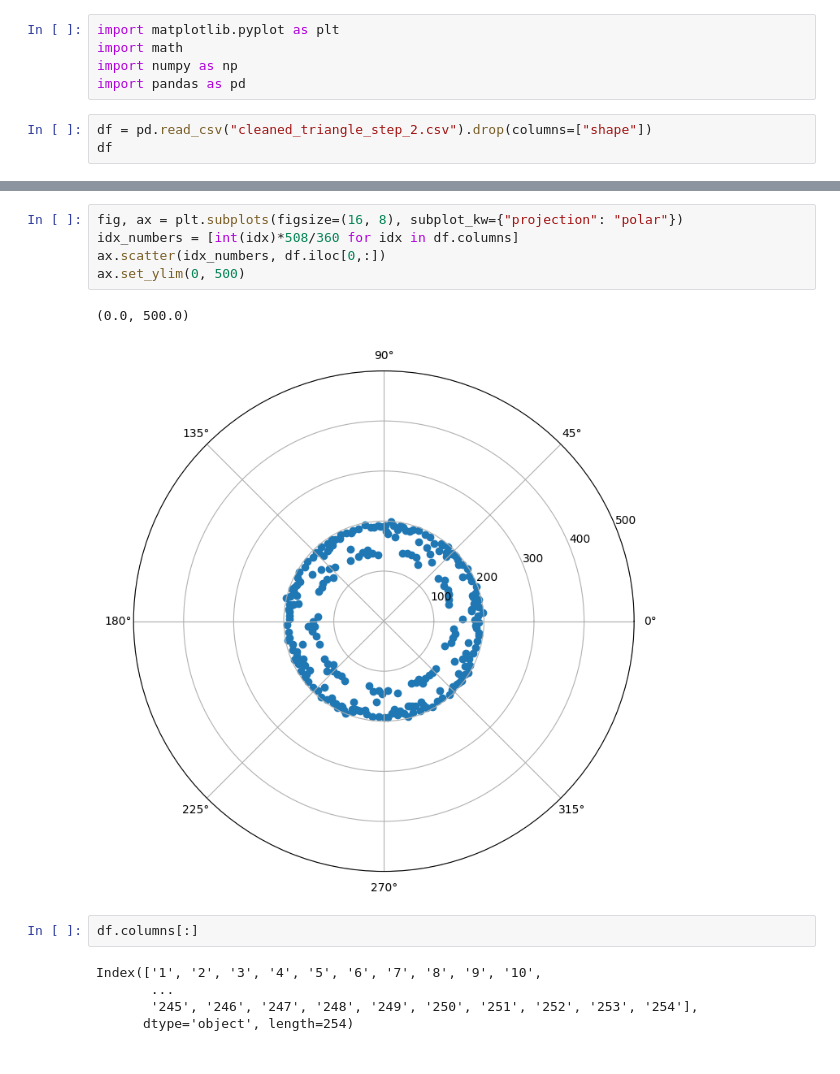
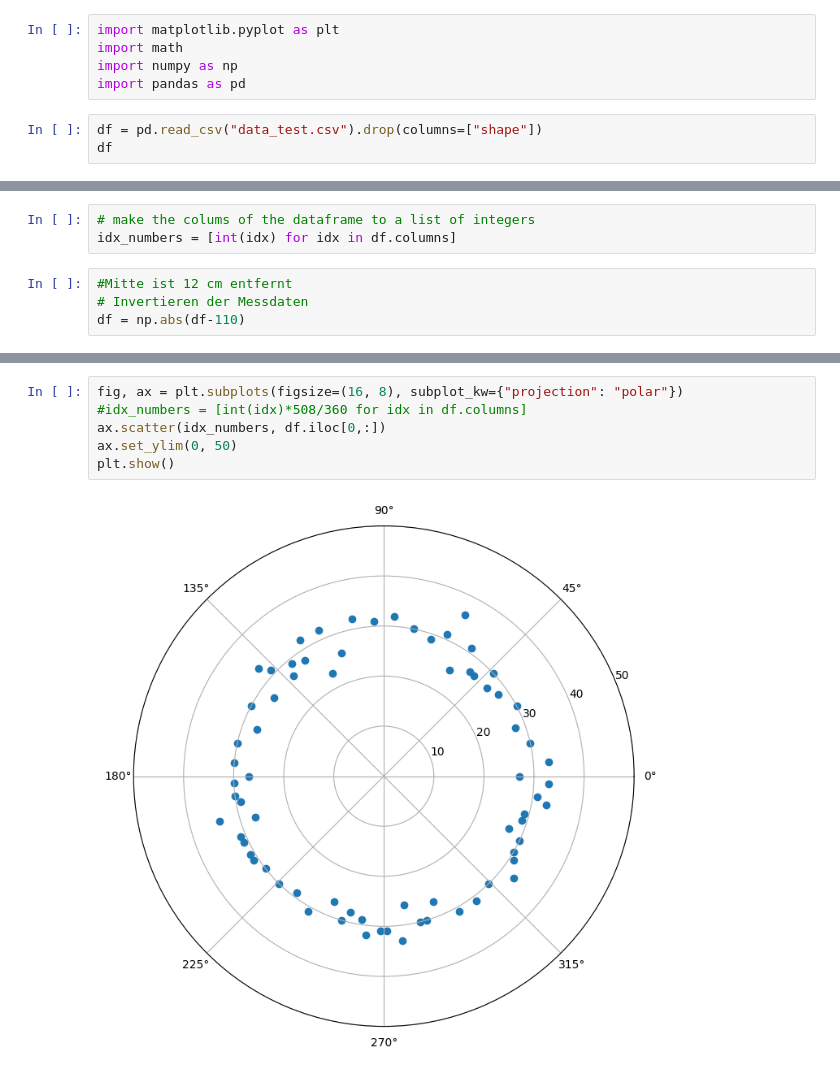
Before and after one commit to ricgoe/PyESP, a Jupyter notebook: visual_polar.ipynb, the cells around one changed output, grey strips where cells are left out. Drawn from its saved outputs; the diff is of its cells as text.

```diff
--- a/visual_polar.ipynb
+++ b/visual_polar.ipynb
@@ -4,6 +4,6 @@ import math
 import numpy as np
 import pandas as pd
 # %%
-df = pd.read_csv("cleaned_triangle_step_2.csv").drop(columns=["shape"])
+df = pd.read_csv("data_test.csv").drop(columns=["shape"])
 df
 # %% [output]
@@ -27,0 +13,7 @@ df
+# %%
+# make the colums of the dataframe to a list of integers
+idx_numbers = [int(idx) for idx in df.columns]
+# %%
+#Mitte ist 12 cm entfernt
+# Invertieren der Messdaten
+df = np.abs(df-110)
@@ -28,15 +26,8 @@ df
 # %%
 fig, ax = plt.subplots(figsize=(16, 8), subplot_kw={"projection": "polar"})
-idx_numbers = [int(idx)*508/360 for idx in df.columns]
+#idx_numbers = [int(idx)*508/360 for idx in df.columns]
 ax.scatter(idx_numbers, df.iloc[0,:])
-ax.set_ylim(0, 500)
+ax.set_ylim(0, 50)
+plt.show()
 # %% [output]
-(0.0, 500.0)
-[figure, old version]
+[figure, new version]
-# %%
-df.columns[:]
-# %% [output]
-Index(['1', '2', '3', '4', '5', '6', '7', '8', '9', '10',
-       ...
-       '245', '246', '247', '248', '249', '250', '251', '252', '253', '254'],
-      dtype='object', length=254)
```
Also changed, not shown: parts of 2 cells of this notebook, 4 other files.
